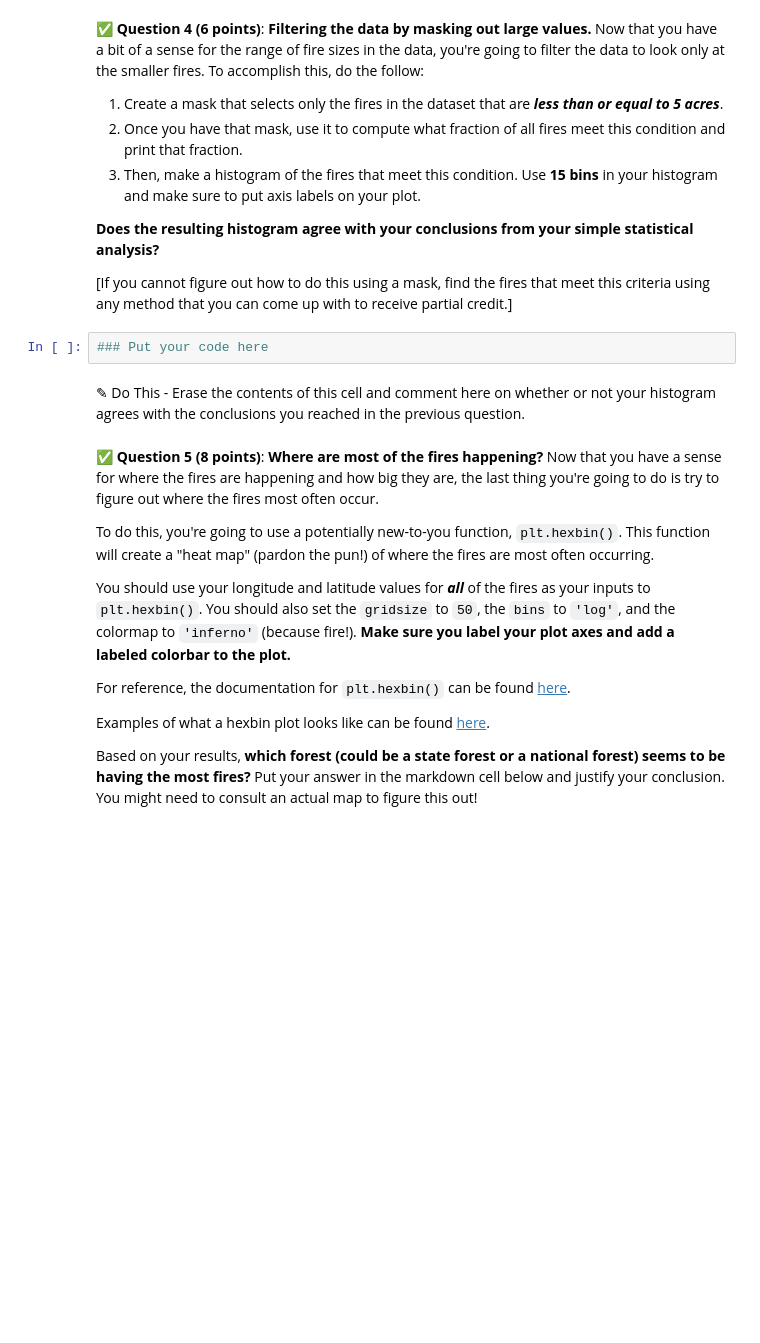
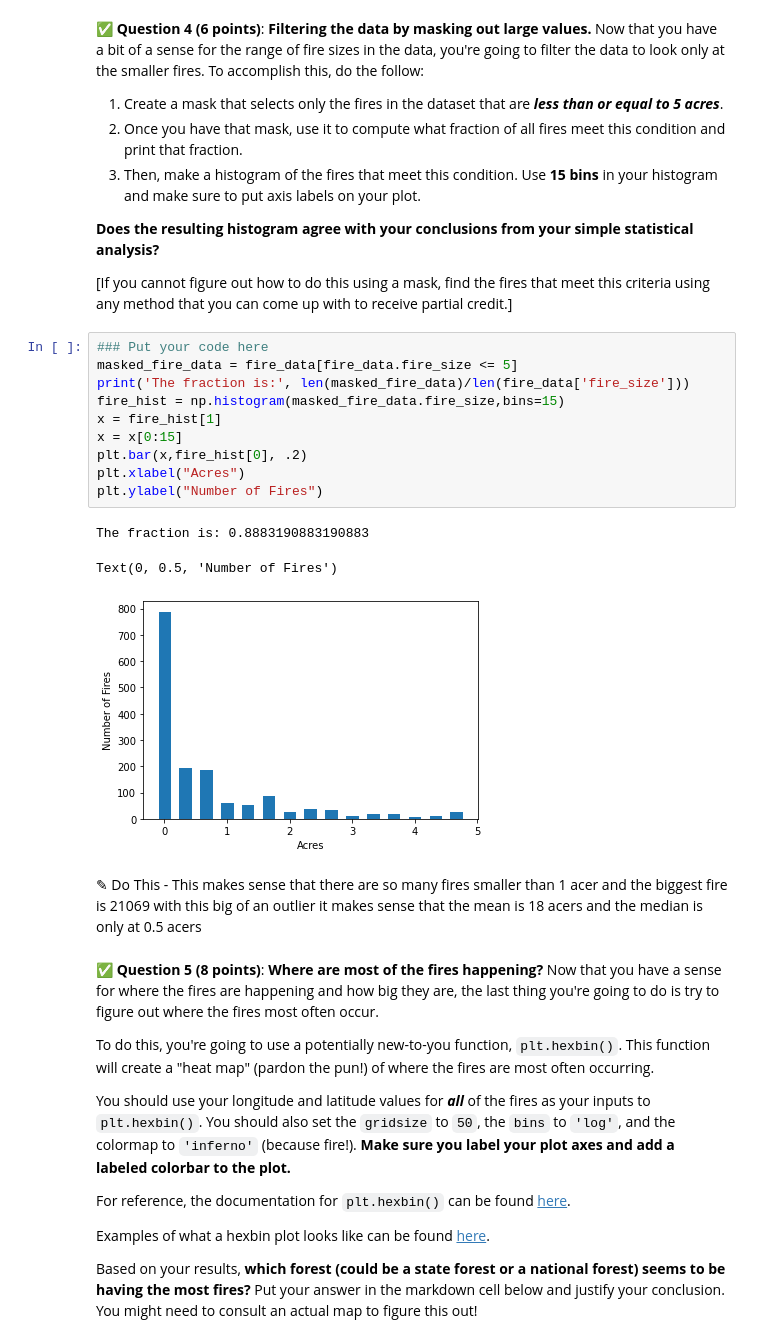
Before and after one commit to KrauseFo/cmse202-s21-turnin, a Jupyter notebook: hw-02/HW-02_PandasReviewAndPythonObjects-STUDENT.ipynb, the cells around one changed output. Cells and saved outputs as stored; diff of their text form; blank space fills up the shorter version.

```diff
--- a/hw-02/HW-02_PandasReviewAndPythonObjects-STUDENT.ipynb
+++ b/hw-02/HW-02_PandasReviewAndPythonObjects-STUDENT.ipynb
@@ -104,10 +147,22 @@ After you compute these values, **comment on what this tells you about the distr
 **Does the resulting histogram agree with your conclusions from your simple statistical analysis?**
 
 [If you cannot figure out how to do this using a mask, find the fires that meet this criteria using any method that you can come up with to receive partial credit.]
-# %%
-### Put your code here
-# %% [markdown]
-<font size=+3>&#9998;</font> Do This - Erase the contents of this cell and comment here on whether or not your histogram agrees with the conclusions you reached in the previous question.
+# %%
+### Put your code here
+masked_fire_data = fire_data[fire_data.fire_size <= 5]
+print('The fraction is:', len(masked_fire_data)/len(fire_data['fire_size']))
+fire_hist = np.histogram(masked_fire_data.fire_size,bins=15)
+x = fire_hist[1]
+x = x[0:15]
+plt.bar(x,fire_hist[0], .2)
+plt.xlabel("Acres")
+plt.ylabel("Number of Fires")
+# %% [output]
+The fraction is: 0.8883190883190883
+Text(0, 0.5, 'Number of Fires')
+[figure, added]
+# %% [markdown]
+<font size=+3>&#9998;</font> Do This - This makes sense that there are so many fires smaller than 1 acer and the biggest fire is 21069 with this big of an outlier it makes sense that the mean is 18 acers and the median is only at 0.5 acers
 # %% [markdown]
 &#9989; **Question 5 (8 points)**: **Where are most of the fires happening?** Now that you have a sense for where the fires are happening and how big they are, the last thing you're going to do is try to figure out where the fires most often occur.
 
```
Also changed, not shown: parts of 16 cells of this notebook.
